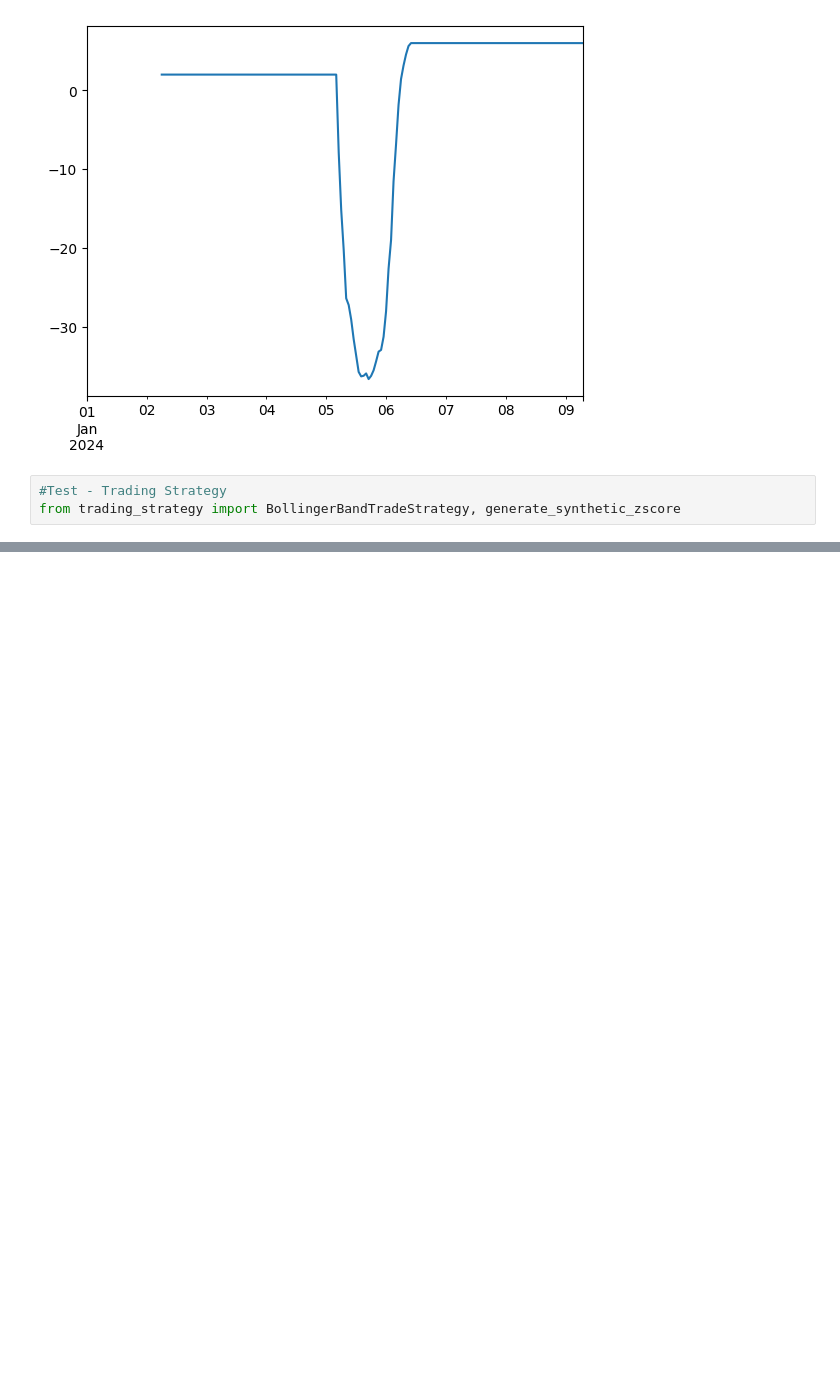
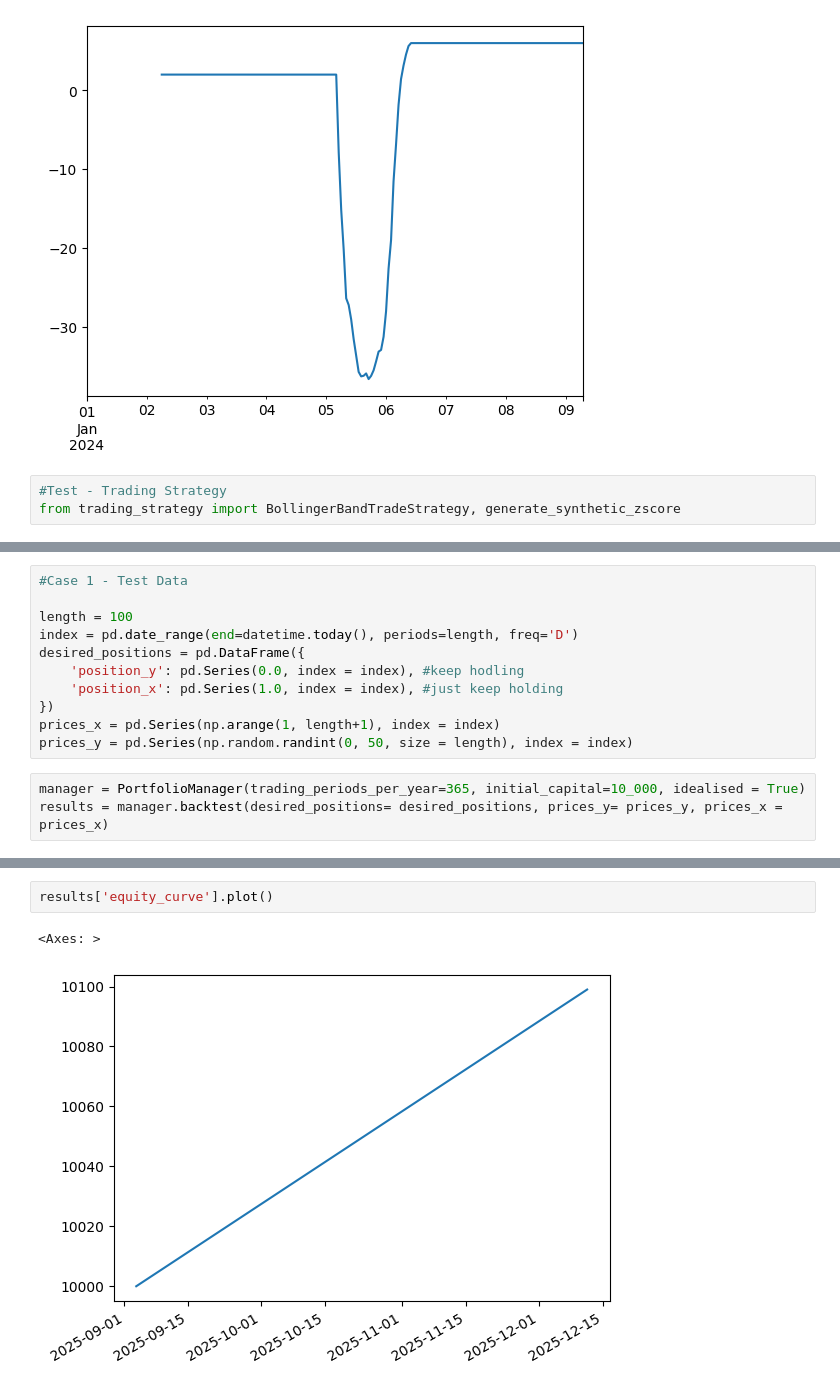
Before and after one commit to vbear97/pairs_trading_cryptocurrency, a Jupyter notebook: code_testing.ipynb, the cells around one changed output, grey strips where cells are left out. Saved outputs shown, nothing was run; the diff lists cells and outputs as text; blank space fills up the shorter version.

```diff
--- a/code_testing.ipynb
+++ b/code_testing.ipynb
@@ -90,0 +108,14 @@ from trading_strategy import BollingerBandTradeStrategy, generate_synthetic_zsco
+# %%
+#Case 1 - Test Data
+
+length = 100
+index = pd.date_range(end=datetime.today(), periods=length, freq='D')
+desired_positions = pd.DataFrame({
+    'position_y': pd.Series(0.0, index = index), #keep hodling
+    'position_x': pd.Series(1.0, index = index), #just keep holding
+})
+prices_x = pd.Series(np.arange(1, length+1), index = index)
+prices_y = pd.Series(np.random.randint(0, 50, size = length), index = index)
+# %%
+manager = PortfolioManager(trading_periods_per_year=365, initial_capital=10_000, idealised = True)
+results = manager.backtest(desired_positions= desired_positions, prices_y= prices_y, prices_x = prices_x)
@@ -90,0 +156,5 @@ from trading_strategy import BollingerBandTradeStrategy, generate_synthetic_zsco
+# %%
+results['equity_curve'].plot()
+# %% [output]
+<Axes: >
+[figure, added]
```
Also changed, not shown: parts of 19 cells of this notebook.
